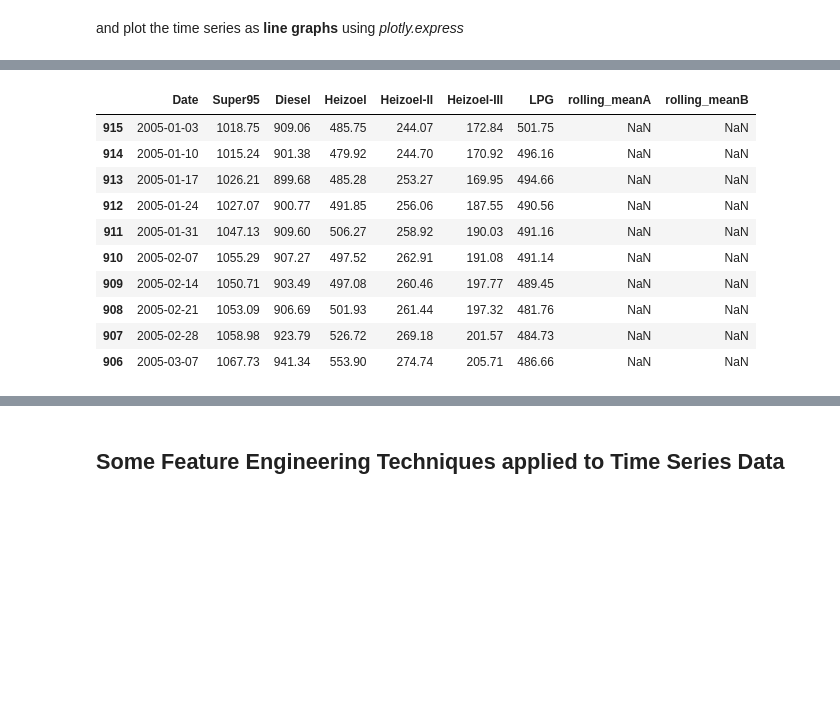
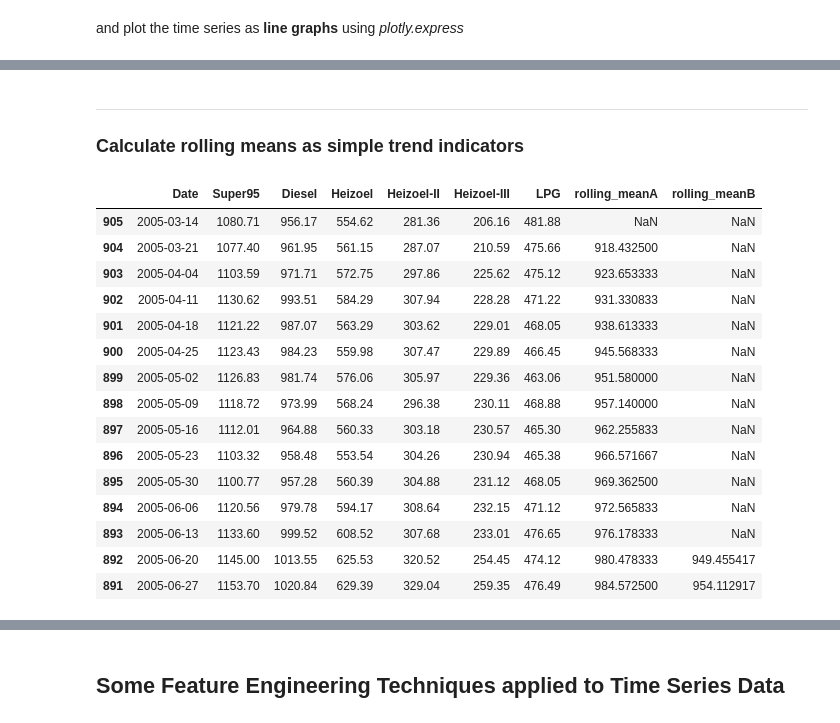
Before and after one commit to sawubona-repo/PRIVAT, a Jupyter notebook: Oil-Price-Timeseries/Python_OIL_PRICE_TIMESERIES_v1.ipynb, the cells around one changed output, grey strips where cells are left out. Saved outputs shown, nothing was run; the diff lists cells and outputs as text; code cells hidden in the pictures; blank space fills up the shorter version.

```diff
--- a/Oil-Price-Timeseries/Python_OIL_PRICE_TIMESERIES_v1.ipynb
+++ b/Oil-Price-Timeseries/Python_OIL_PRICE_TIMESERIES_v1.ipynb
@@ -150,4 +159,7 @@ fig.update_layout(
 fig.show()
 # %% [output]
 [interactive output not drawn]
+# %% [markdown]
+---
+### Calculate rolling means as **simple trend indicators**
 # %%
@@ -155,18 +167,23 @@ fig.show()
 data['rolling_meanA'] = data['Diesel'].rolling(window=12).mean()
 data['rolling_meanB'] = data['Diesel'].rolling(window=24).mean()
 # %%
-data.head(10)
+data[10:25]
 # %% [output]
 |  | Date | Super95 | Diesel | Heizoel | Heizoel-II | Heizoel-III | LPG | rolling_meanA | rolling_meanB |
-| 915 | 2005-01-03 | 1018.75 | 909.06 | 485.75 | 244.07 | 172.84 | 501.75 | NaN | NaN |
-| 914 | 2005-01-10 | 1015.24 | 901.38 | 479.92 | 244.70 | 170.92 | 496.16 | NaN | NaN |
-| 913 | 2005-01-17 | 1026.21 | 899.68 | 485.28 | 253.27 | 169.95 | 494.66 | NaN | NaN |
-| 912 | 2005-01-24 | 1027.07 | 900.77 | 491.85 | 256.06 | 187.55 | 490.56 | NaN | NaN |
-| 911 | 2005-01-31 | 1047.13 | 909.60 | 506.27 | 258.92 | 190.03 | 491.16 | NaN | NaN |
-| 910 | 2005-02-07 | 1055.29 | 907.27 | 497.52 | 262.91 | 191.08 | 491.14 | NaN | NaN |
-| 909 | 2005-02-14 | 1050.71 | 903.49 | 497.08 | 260.46 | 197.77 | 489.45 | NaN | NaN |
-| 908 | 2005-02-21 | 1053.09 | 906.69 | 501.93 | 261.44 | 197.32 | 481.76 | NaN | NaN |
-| 907 | 2005-02-28 | 1058.98 | 923.79 | 526.72 | 269.18 | 201.57 | 484.73 | NaN | NaN |
-| 906 | 2005-03-07 | 1067.73 | 941.34 | 553.90 | 274.74 | 205.71 | 486.66 | NaN | NaN |
+| 905 | 2005-03-14 | 1080.71 | 956.17 | 554.62 | 281.36 | 206.16 | 481.88 | NaN | NaN |
+| 904 | 2005-03-21 | 1077.40 | 961.95 | 561.15 | 287.07 | 210.59 | 475.66 | 918.432500 | NaN |
+| 903 | 2005-04-04 | 1103.59 | 971.71 | 572.75 | 297.86 | 225.62 | 475.12 | 923.653333 | NaN |
+| 902 | 2005-04-11 | 1130.62 | 993.51 | 584.29 | 307.94 | 228.28 | 471.22 | 931.330833 | NaN |
+| 901 | 2005-04-18 | 1121.22 | 987.07 | 563.29 | 303.62 | 229.01 | 468.05 | 938.613333 | NaN |
+| 900 | 2005-04-25 | 1123.43 | 984.23 | 559.98 | 307.47 | 229.89 | 466.45 | 945.568333 | NaN |
+| 899 | 2005-05-02 | 1126.83 | 981.74 | 576.06 | 305.97 | 229.36 | 463.06 | 951.580000 | NaN |
+| 898 | 2005-05-09 | 1118.72 | 973.99 | 568.24 | 296.38 | 230.11 | 468.88 | 957.140000 | NaN |
+| 897 | 2005-05-16 | 1112.01 | 964.88 | 560.33 | 303.18 | 230.57 | 465.30 | 962.255833 | NaN |
+| 896 | 2005-05-23 | 1103.32 | 958.48 | 553.54 | 304.26 | 230.94 | 465.38 | 966.571667 | NaN |
+| 895 | 2005-05-30 | 1100.77 | 957.28 | 560.39 | 304.88 | 231.12 | 468.05 | 969.362500 | NaN |
+| 894 | 2005-06-06 | 1120.56 | 979.78 | 594.17 | 308.64 | 232.15 | 471.12 | 972.565833 | NaN |
+| 893 | 2005-06-13 | 1133.60 | 999.52 | 608.52 | 307.68 | 233.01 | 476.65 | 976.178333 | NaN |
+| 892 | 2005-06-20 | 1145.00 | 1013.55 | 625.53 | 320.52 | 254.45 | 474.12 | 980.478333 | 949.455417 |
+| 891 | 2005-06-27 | 1153.70 | 1020.84 | 629.39 | 329.04 | 259.35 | 476.49 | 984.572500 | 954.112917 |
 # %%
 dataY = data[['Date', 'Diesel','rolling_meanA','rolling_meanB']]
```
Also changed, not shown: parts of 46 cells of this notebook.
